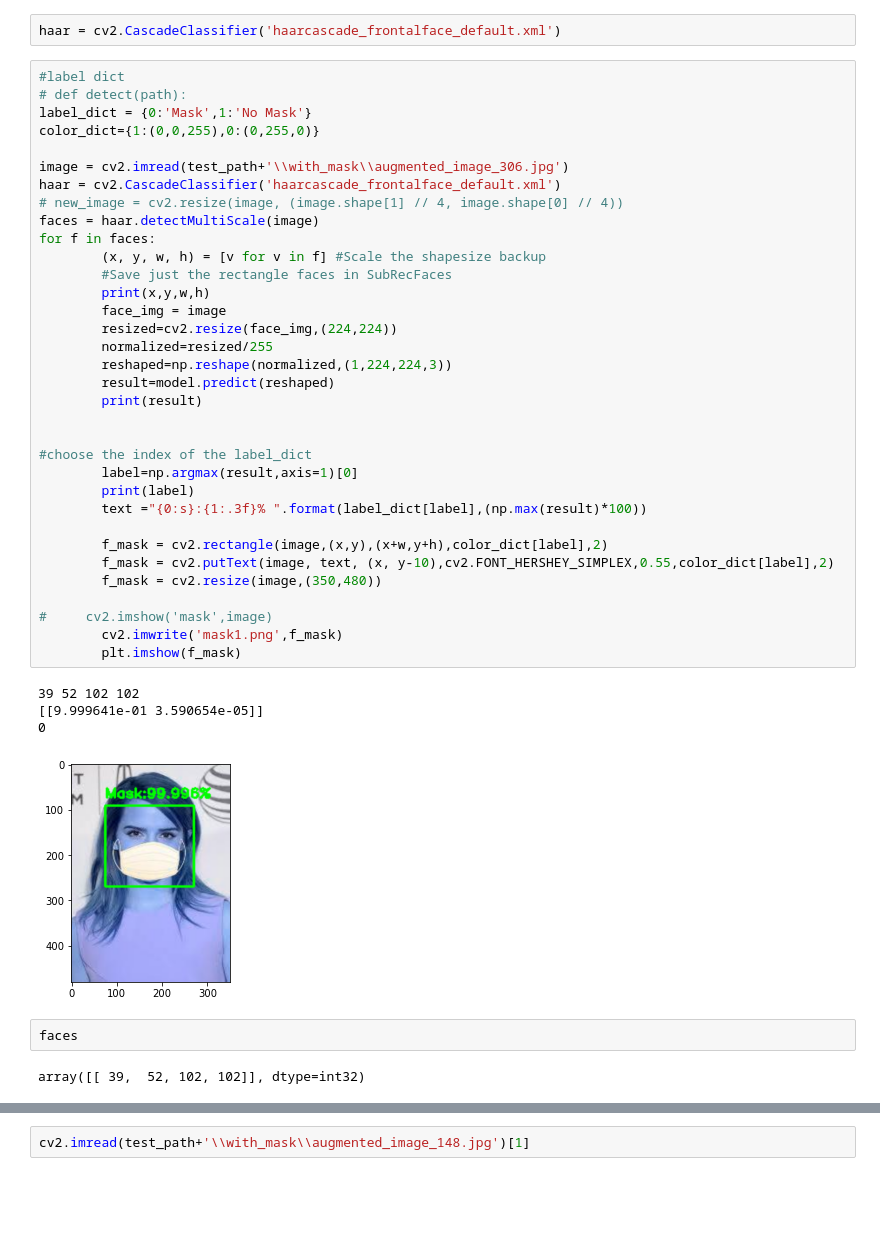
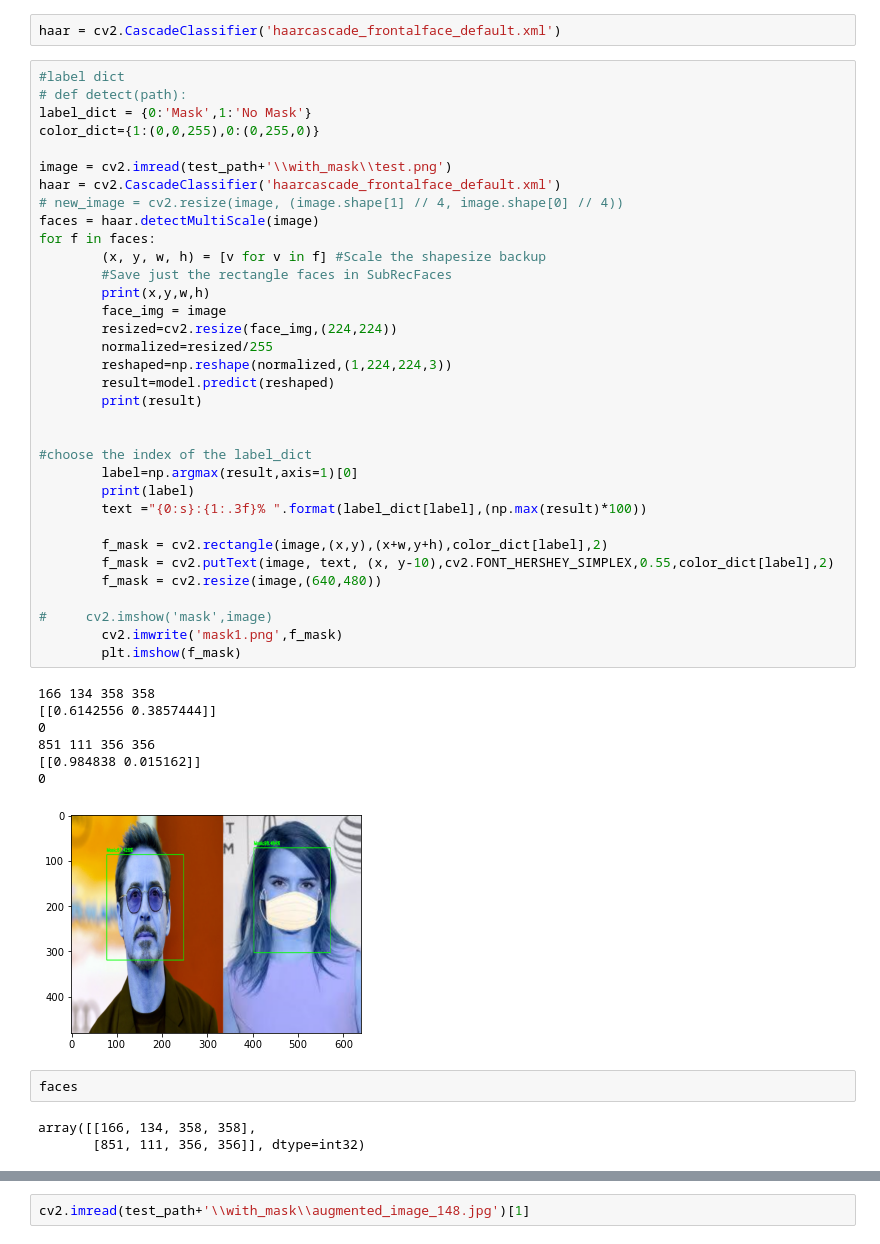
Before and after one commit to prajvalsudhir/Facemask-Detection, a Jupyter notebook: face_predict.ipynb, the cells around one changed output, grey strips where cells are left out. Drawn from its saved outputs; the diff is of its cells as text; blank space fills up the shorter version.

```diff
--- a/face_predict.ipynb
+++ b/face_predict.ipynb
@@ -95,40 +95,44 @@ haar = cv2.CascadeClassifier('haarcascade_frontalface_default.xml')
 label_dict = {0:'Mask',1:'No Mask'}
 color_dict={1:(0,0,255),0:(0,255,0)}
 
-image = cv2.imread(test_path+'\\with_mask\\augmented_image_306.jpg')
+image = cv2.imread(test_path+'\\with_mask\\test.png')
 haar = cv2.CascadeClassifier('haarcascade_frontalface_default.xml')
 # new_image = cv2.resize(image, (image.shape[1] // 4, image.shape[0] // 4))
 faces = haar.detectMultiScale(image)
 for f in faces:
         (x, y, w, h) = [v for v in f] #Scale the shapesize backup
         #Save just the rectangle faces in SubRecFaces
         print(x,y,w,h)
         face_img = image
         resized=cv2.resize(face_img,(224,224))
         normalized=resized/255
         reshaped=np.reshape(normalized,(1,224,224,3))
         result=model.predict(reshaped)
         print(result)
 
 
 #choose the index of the label_dict
         label=np.argmax(result,axis=1)[0]
         print(label)
         text ="{0:s}:{1:.3f}% ".format(label_dict[label],(np.max(result)*100))
 
         f_mask = cv2.rectangle(image,(x,y),(x+w,y+h),color_dict[label],2)
         f_mask = cv2.putText(image, text, (x, y-10),cv2.FONT_HERSHEY_SIMPLEX,0.55,color_dict[label],2)
-        f_mask = cv2.resize(image,(350,480))
+        f_mask = cv2.resize(image,(640,480))
 
 #     cv2.imshow('mask',image)
         cv2.imwrite('mask1.png',f_mask)
         plt.imshow(f_mask)
 # %% [output]
-39 52 102 102
-[[9.999641e-01 3.590654e-05]]
+166 134 358 358
+[[0.6142556 0.3857444]]
 0
+851 111 356 356
+[[0.984838 0.015162]]
+0
-[figure, old version]
+[figure, new version]
 # %%
 faces
 # %% [output]
-array([[ 39,  52, 102, 102]], dtype=int32)
+array([[166, 134, 358, 358],
+       [851, 111, 356, 356]], dtype=int32)
```
Also changed, not shown: parts of 14 cells of this notebook, 2 other files.
